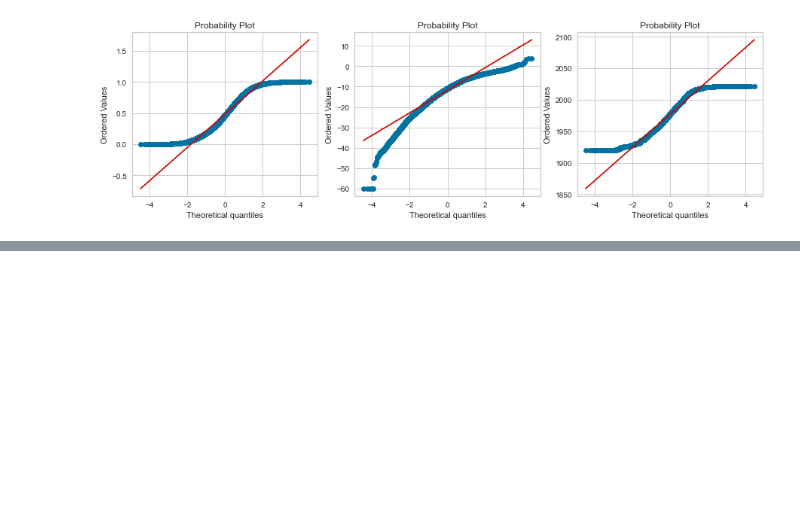
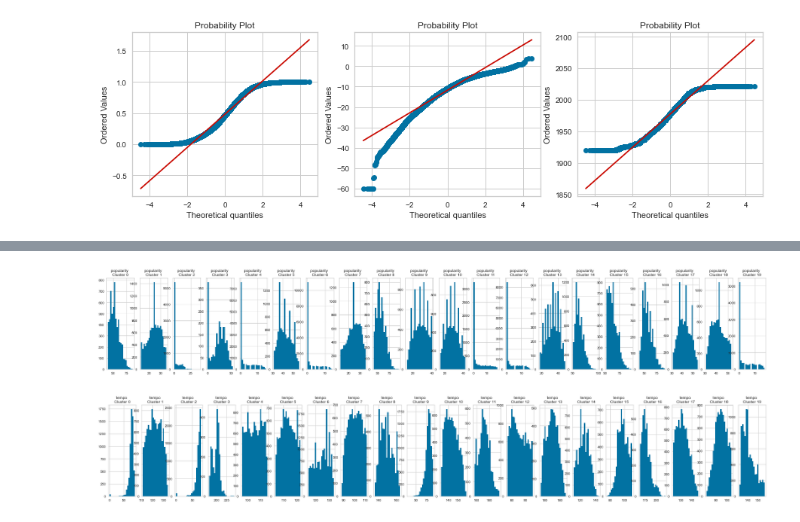
Before and after one commit to IrenaDJ/masinsko-ucenje, a Jupyter notebook: ML - Drugi domaci zadatak.ipynb, the cells around one changed output, grey strips where cells are left out. Saved outputs shown, nothing was run; the diff lists cells and outputs as text; code cells hidden in the pictures; blank space fills up the shorter version.

```diff
--- a/ML - Drugi domaci zadatak.ipynb
+++ b/ML - Drugi domaci zadatak.ipynb
@@ -281,0 +284,3 @@ res = stats.probplot(df['year'], plot=plt)
+# %%
+df.drop(['artists', 'name', 'release_date'], axis = 1, inplace = True)
+df.head()
@@ -281,0 +296,9 @@ res = stats.probplot(df['year'], plot=plt)
+# %%
+from sklearn.cluster import KMeans
+
+num_clusters = 20
+kmeans = KMeans(num_clusters)
+df1 = df[["popularity", "tempo"]]
+kmeans.fit(df1)
+labels = kmeans.labels_
+labels
@@ -281,0 +307,3 @@ res = stats.probplot(df['year'], plot=plt)
+# %%
+df_cluster = pd.concat([df1, pd.DataFrame({'cluster': labels})], axis = 1)
+df_cluster.head()
@@ -281,0 +317,13 @@ res = stats.probplot(df['year'], plot=plt)
+# %%
+for i in df1.columns:
+    plt.figure(figsize = (35, 5))
+    for j in range(num_clusters):
+        plt.subplot(1, num_clusters, j+1)
+        cluster = df_cluster[df_cluster['cluster'] == j]
+        cluster[i].hist(bins = 20)
+        plt.title('{} \nCluster {}'.format(i, j))
+
+plt.show()
+# %% [output]
+[figure, added]
+[figure, added]
```
Also changed, not shown: parts of 18 cells of this notebook.
